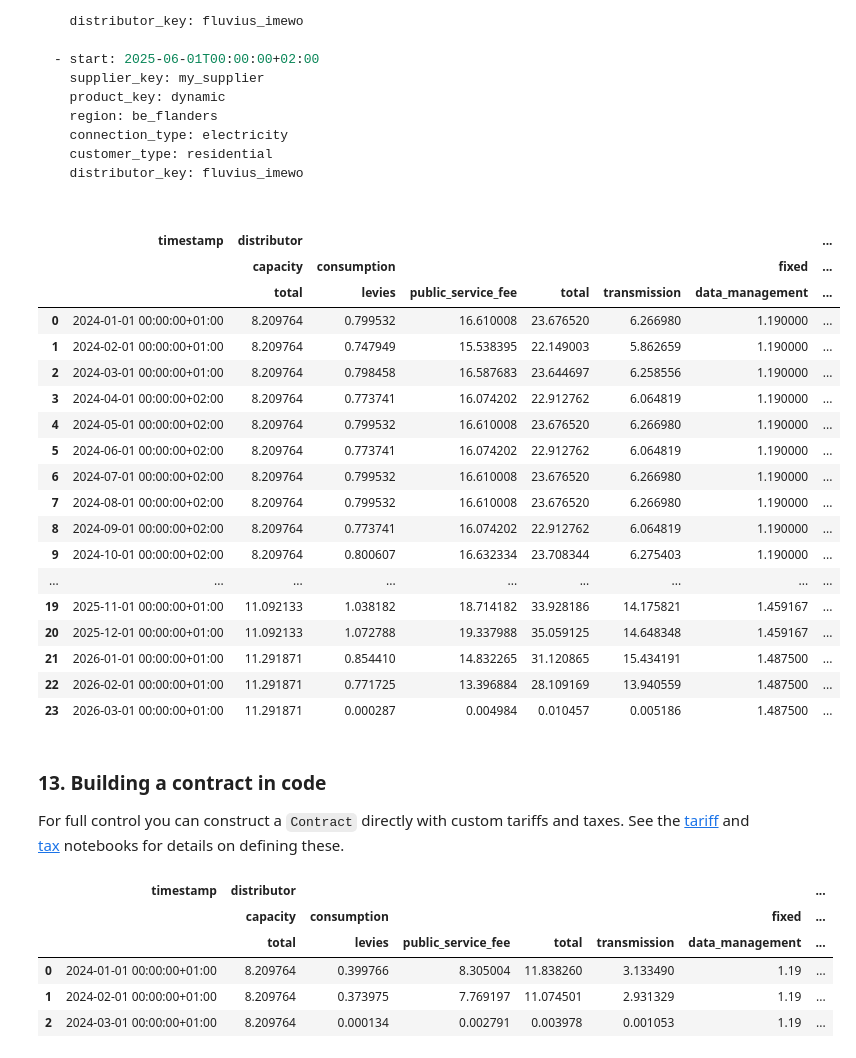
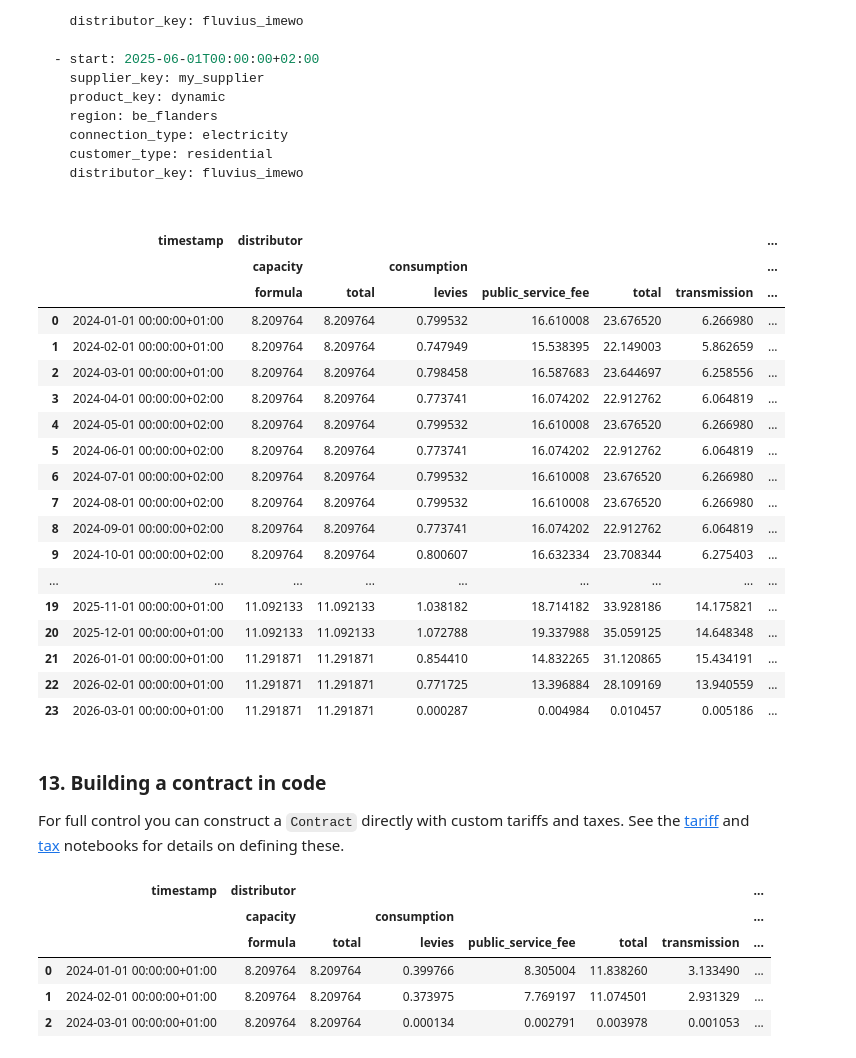
Before and after one commit to EnergieID/energy-cost, a Jupyter notebook: notebooks/contract.ipynb, the cells around one changed output. Saved outputs shown, nothing was run; the diff lists cells and outputs as text; code cells hidden in the pictures.

```diff
--- a/notebooks/contract.ipynb
+++ b/notebooks/contract.ipynb
@@ -392,14 +397,14 @@ from energy_cost import ContractHistory
 history = ContractHistory.from_yaml("../examples/contracts/history.yml")
 
 consumption = Meter(
-    data=pd.DataFrame(
+    power=TimeseriesFrame(pd.DataFrame(
         {
             "timestamp": pd.date_range("2024-01-01T00:00:00+01:00", "2026-03-01T00:00:00+01:00", freq="15min"),
             "value": 0.0002,
         }
-    )
+    ))
 )
 
-history.apply([consumption])
+history.apply(consumption)
 # %% [output]
 |  | timestamp | distributor |  |  |  |  |  | ... |
@@ -451,27 +456,27 @@ display_yaml("../examples/contracts/history_with_gap.yml")
 # %%
 history = ContractHistory.from_yaml("../examples/contracts/history_with_gap.yml")
 
-history.apply([consumption])
+history.apply(consumption)
 # %% [output]
 |  | timestamp | distributor |  |  |  |  |  | ... |
-|  |  | capacity | consumption |  |  |  | fixed | ... |
-|  |  | total | levies | public_service_fee | total | transmission | data_management | ... |
-| 0 | 2024-01-01 00:00:00+01:00 | 8.209764 | 0.799532 | 16.610008 | 23.676520 | 6.266980 | 1.190000 | ... |
-| 1 | 2024-02-01 00:00:00+01:00 | 8.209764 | 0.747949 | 15.538395 | 22.149003 | 5.862659 | 1.190000 | ... |
-| 2 | 2024-03-01 00:00:00+01:00 | 8.209764 | 0.798458 | 16.587683 | 23.644697 | 6.258556 | 1.190000 | ... |
-| 3 | 2024-04-01 00:00:00+02:00 | 8.209764 | 0.773741 | 16.074202 | 22.912762 | 6.064819 | 1.190000 | ... |
-| 4 | 2024-05-01 00:00:00+02:00 | 8.209764 | 0.799532 | 16.610008 | 23.676520 | 6.266980 | 1.190000 | ... |
-| 5 | 2024-06-01 00:00:00+02:00 | 8.209764 | 0.773741 | 16.074202 | 22.912762 | 6.064819 | 1.190000 | ... |
-| 6 | 2024-07-01 00:00:00+02:00 | 8.209764 | 0.799532 | 16.610008 | 23.676520 | 6.266980 | 1.190000 | ... |
-| 7 | 2024-08-01 00:00:00+02:00 | 8.209764 | 0.799532 | 16.610008 | 23.676520 | 6.266980 | 1.190000 | ... |
-| 8 | 2024-09-01 00:00:00+02:00 | 8.209764 | 0.773741 | 16.074202 | 22.912762 | 6.064819 | 1.190000 | ... |
-| 9 | 2024-10-01 00:00:00+02:00 | 8.209764 | 0.800607 | 16.632334 | 23.708344 | 6.275403 | 1.190000 | ... |
+|  |  | capacity |  | consumption |  |  |  | ... |
+|  |  | formula | total | levies | public_service_fee | total | transmission | ... |
+| 0 | 2024-01-01 00:00:00+01:00 | 8.209764 | 8.209764 | 0.799532 | 16.610008 | 23.676520 | 6.266980 | ... |
+| 1 | 2024-02-01 00:00:00+01:00 | 8.209764 | 8.209764 | 0.747949 | 15.538395 | 22.149003 | 5.862659 | ... |
+| 2 | 2024-03-01 00:00:00+01:00 | 8.209764 | 8.209764 | 0.798458 | 16.587683 | 23.644697 | 6.258556 | ... |
+| 3 | 2024-04-01 00:00:00+02:00 | 8.209764 | 8.209764 | 0.773741 | 16.074202 | 22.912762 | 6.064819 | ... |
+| 4 | 2024-05-01 00:00:00+02:00 | 8.209764 | 8.209764 | 0.799532 | 16.610008 | 23.676520 | 6.266980 | ... |
+| 5 | 2024-06-01 00:00:00+02:00 | 8.209764 | 8.209764 | 0.773741 | 16.074202 | 22.912762 | 6.064819 | ... |
+| 6 | 2024-07-01 00:00:00+02:00 | 8.209764 | 8.209764 | 0.799532 | 16.610008 | 23.676520 | 6.266980 | ... |
+| 7 | 2024-08-01 00:00:00+02:00 | 8.209764 | 8.209764 | 0.799532 | 16.610008 | 23.676520 | 6.266980 | ... |
+| 8 | 2024-09-01 00:00:00+02:00 | 8.209764 | 8.209764 | 0.773741 | 16.074202 | 22.912762 | 6.064819 | ... |
+| 9 | 2024-10-01 00:00:00+02:00 | 8.209764 | 8.209764 | 0.800607 | 16.632334 | 23.708344 | 6.275403 | ... |
 | ... | ... | ... | ... | ... | ... | ... | ... | ... |
-| 19 | 2025-11-01 00:00:00+01:00 | 11.092133 | 1.038182 | 18.714182 | 33.928186 | 14.175821 | 1.459167 | ... |
-| 20 | 2025-12-01 00:00:00+01:00 | 11.092133 | 1.072788 | 19.337988 | 35.059125 | 14.648348 | 1.459167 | ... |
-| 21 | 2026-01-01 00:00:00+01:00 | 11.291871 | 0.854410 | 14.832265 | 31.120865 | 15.434191 | 1.487500 | ... |
-| 22 | 2026-02-01 00:00:00+01:00 | 11.291871 | 0.771725 | 13.396884 | 28.109169 | 13.940559 | 1.487500 | ... |
-| 23 | 2026-03-01 00:00:00+01:00 | 11.291871 | 0.000287 | 0.004984 | 0.010457 | 0.005186 | 1.487500 | ... |
+| 19 | 2025-11-01 00:00:00+01:00 | 11.092133 | 11.092133 | 1.038182 | 18.714182 | 33.928186 | 14.175821 | ... |
+| 20 | 2025-12-01 00:00:00+01:00 | 11.092133 | 11.092133 | 1.072788 | 19.337988 | 35.059125 | 14.648348 | ... |
+| 21 | 2026-01-01 00:00:00+01:00 | 11.291871 | 11.291871 | 0.854410 | 14.832265 | 31.120865 | 15.434191 | ... |
+| 22 | 2026-02-01 00:00:00+01:00 | 11.291871 | 11.291871 | 0.771725 | 13.396884 | 28.109169 | 13.940559 | ... |
+| 23 | 2026-03-01 00:00:00+01:00 | 11.291871 | 11.291871 | 0.000287 | 0.004984 | 0.010457 | 0.005186 | ... |
 # %% [markdown]
 ### 13. Building a contract in code
 For full control you can construct a `Contract` directly with custom tariffs and taxes.
@@ -486,22 +491,23 @@ contract = Contract(
     fees=data.fees[CustomerType.RESIDENTIAL],
     taxes=data.taxes,
     timezone=ZoneInfo("Europe/Brussels"),
+    capacity_rule=data.capacity_rule
 )
 
 consumption = Meter(
-    data=pd.DataFrame(
+    power=TimeseriesFrame(pd.DataFrame(
         {
             "timestamp": pd.date_range("2024-01-01T00:00:00+01:00", "2024-03-01T00:00:00+01:00", freq="15min"),
             "value": 0.0001,
         }
-    )
+    ))
 )
 
-contract.apply([consumption])
+contract.apply(consumption)
 # %% [output]
 |  | timestamp | distributor |  |  |  |  |  | ... |
-|  |  | capacity | consumption |  |  |  | fixed | ... |
-|  |  | total | levies | public_service_fee | total | transmission | data_management | ... |
-| 0 | 2024-01-01 00:00:00+01:00 | 8.209764 | 0.399766 | 8.305004 | 11.838260 | 3.133490 | 1.19 | ... |
-| 1 | 2024-02-01 00:00:00+01:00 | 8.209764 | 0.373975 | 7.769197 | 11.074501 | 2.931329 | 1.19 | ... |
-| 2 | 2024-03-01 00:00:00+01:00 | 8.209764 | 0.000134 | 0.002791 | 0.003978 | 0.001053 | 1.19 | ... |
+|  |  | capacity |  | consumption |  |  |  | ... |
+|  |  | formula | total | levies | public_service_fee | total | transmission | ... |
+| 0 | 2024-01-01 00:00:00+01:00 | 8.209764 | 8.209764 | 0.399766 | 8.305004 | 11.838260 | 3.133490 | ... |
+| 1 | 2024-02-01 00:00:00+01:00 | 8.209764 | 8.209764 | 0.373975 | 7.769197 | 11.074501 | 2.931329 | ... |
+| 2 | 2024-03-01 00:00:00+01:00 | 8.209764 | 8.209764 | 0.000134 | 0.002791 | 0.003978 | 0.001053 | ... |
```
Also changed, not shown: parts of 11 cells of this notebook, 4 other files.
